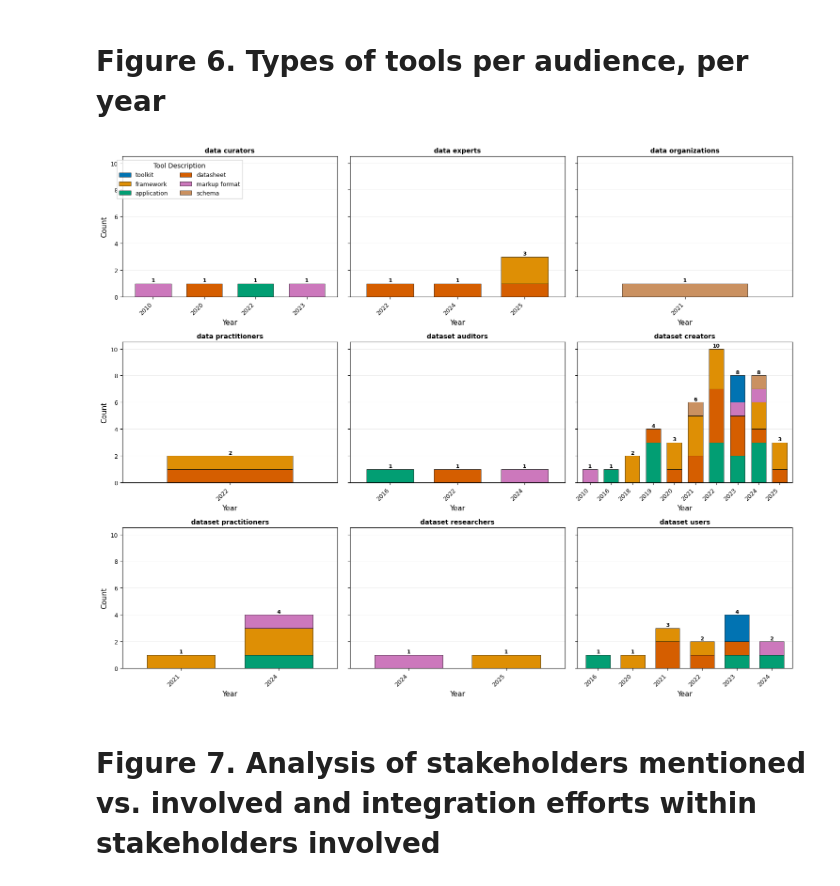
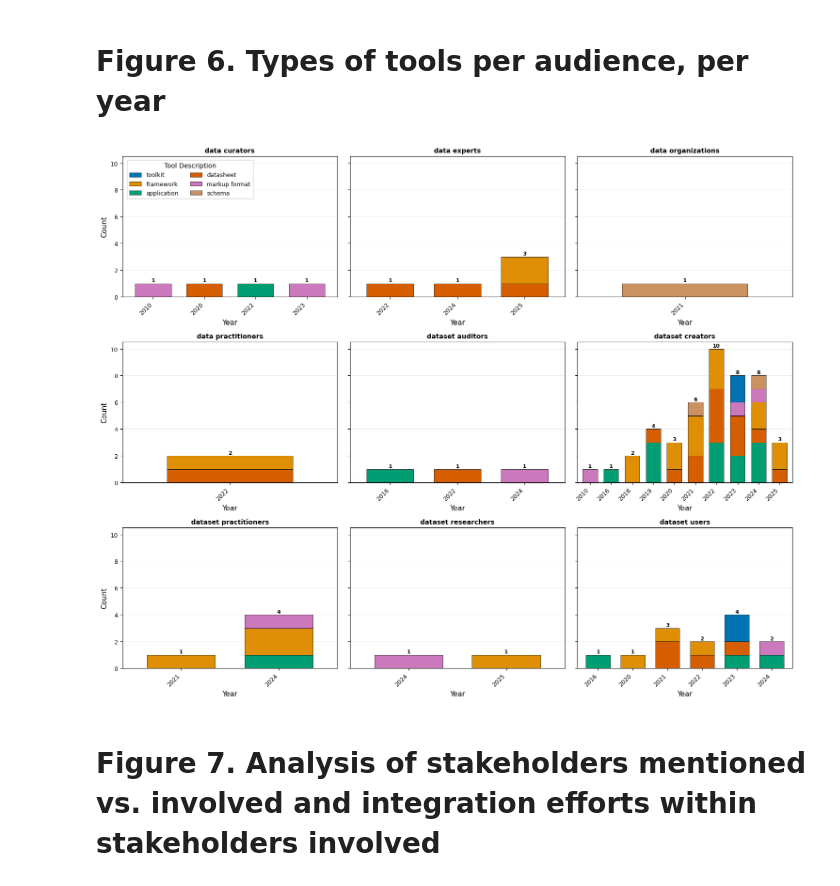
Before and after one commit to pcuellar-rai/dataset-documentation-review-paper, a Jupyter notebook: chi_quant_analysis_clean.ipynb, the cells around one changed output. Drawn from its saved outputs; the diff is of its cells as text; code cells hidden in the pictures.

```diff
--- a/chi_quant_analysis_clean.ipynb
+++ b/chi_quant_analysis_clean.ipynb
@@ -404,35 +409,36 @@ for idx, audience in enumerate(audience_list):
     else:
         ax.text(0.5, 0.5, 'No data', transform=ax.transAxes,
                 ha='center', va='center', fontsize=10, color='gray')
 
     display_audience = audience if len(audience) <= 25 else audience[:22] + '...'
     ax.set_title(f'{display_audience}', fontweight='bold', fontsize=10)
     ax.set_xlabel('Year')
     ax.set_ylabel('Count' if idx % n_cols == 0 else '')
     ax.grid(axis='y', alpha=0.3, linestyle='-', linewidth=0.5)
     ax.set_axisbelow(True)
     ax.yaxis.set_major_locator(plt.MaxNLocator(integer=True))
 
     if ax.get_xticklabels():
         ax.set_xticklabels(ax.get_xticklabels(), rotation=45, ha='right')
 
 for idx in range(n_audiences, len(axes)):
     axes[idx].set_visible(False)
 
 legend_elements = [plt.Rectangle((0,0),1,1, facecolor=tool_colors[tool],
                                 edgecolor='black', linewidth=0.5, label=tool)
                 for tool in tool_descriptions]
 fig.legend(handles=legend_elements, title='Tool Description',
-        loc='upper right', bbox_to_anchor=(0.215, 0.97),
+        loc='upper right', bbox_to_anchor=(0.230, 0.97),
         frameon=True, fancybox=False, ncol=2)
 
 #   fig.suptitle('Types of tools per audience over time',
 #               fontsize=14, fontweight='bold', y=1.02)
 
 plt.tight_layout()
+plt.savefig("fig_6_types_of_tools_by_audience_over_time.png")
 plt.show()
 # %% [output]
-[figure, old version]
+[figure, new version]
 # %% [markdown]
 # Figure 7. Analysis of stakeholders mentioned vs. involved and integration efforts within stakeholders involved
 # %%
```
Also changed, not shown: parts of 8 cells of this notebook.
